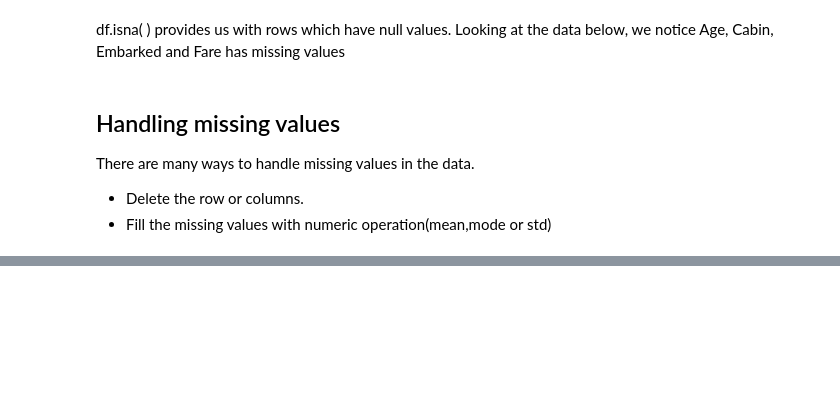
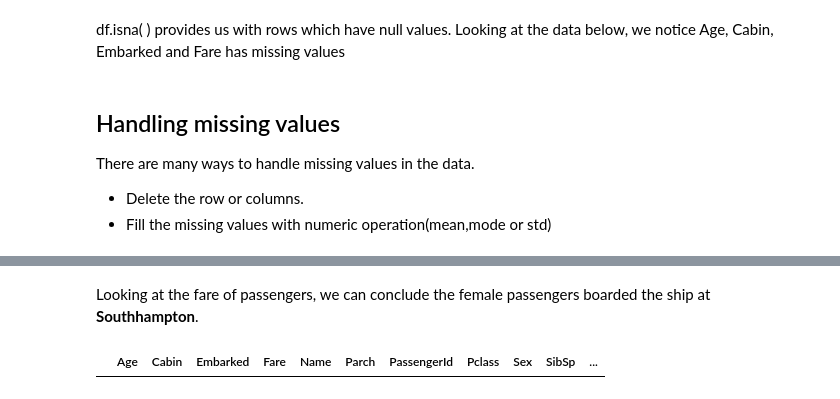
Before and after one commit to anoopsp/Titanic-Machine-Learning-from-Disaster, a Jupyter notebook: Titanic Predictions.ipynb, the cells around one changed output, grey strips where cells are left out. Drawn from its saved outputs; the diff is of its cells as text; code cells hidden in the pictures; blank space fills up the shorter version.

```diff
--- a/Titanic Predictions.ipynb
+++ b/Titanic Predictions.ipynb
@@ -173,2 +226,8 @@ There are many ways to handle missing values in the data.
+# %% [markdown]
+Looking at the fare of passengers, we can conclude the female passengers boarded the ship at __Southhampton__.
 # %%
 titanic['Embarked'].fillna('S',inplace=True)
+# %%
+titanic[titanic['Embarked'].isna()] # The missing values has been updated.
+# %% [output]
+|  | Age | Cabin | Embarked | Fare | Name | Parch | PassengerId | Pclass | Sex | SibSp | ... |
```
Also changed, not shown: parts of 27 cells of this notebook.
